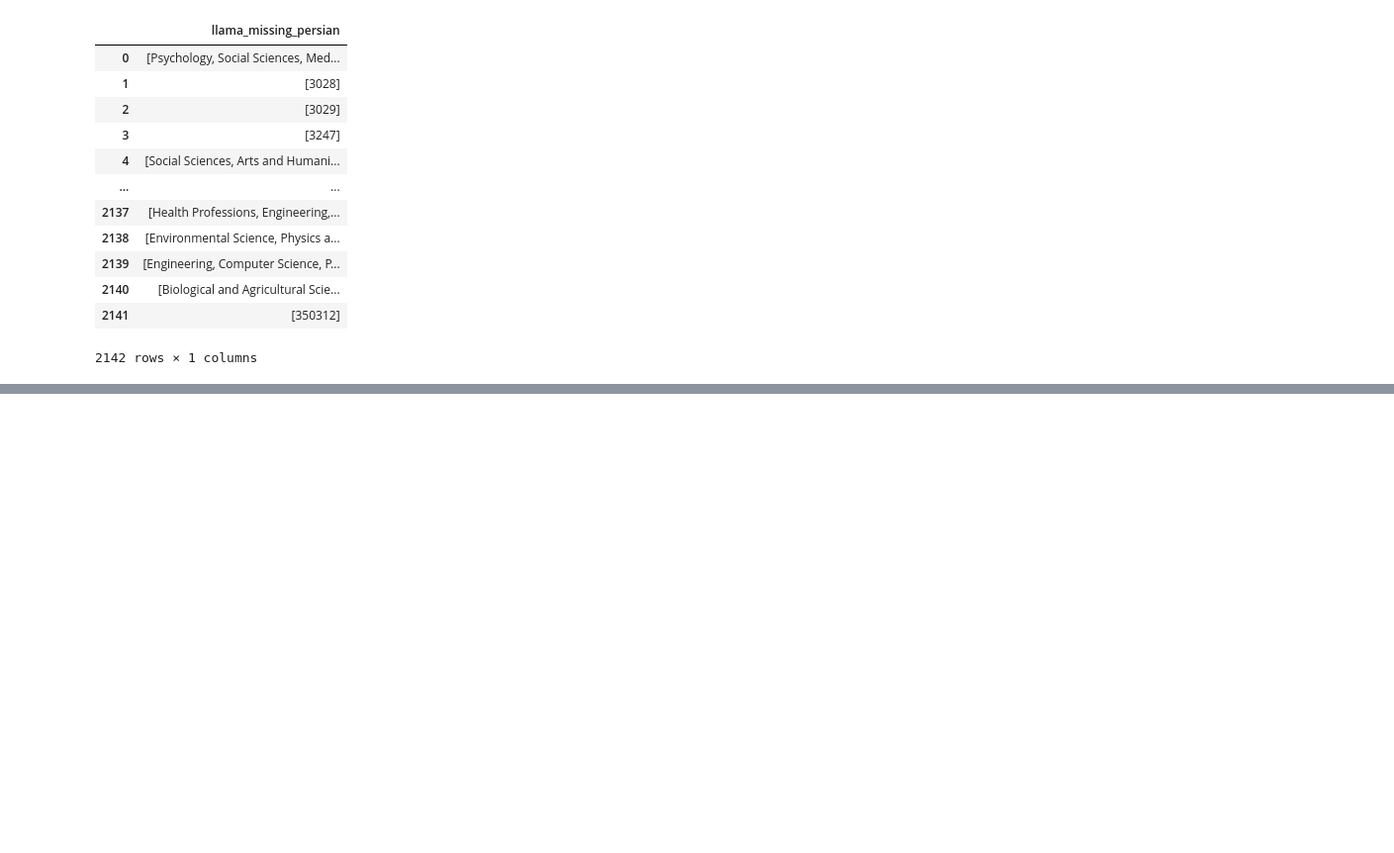
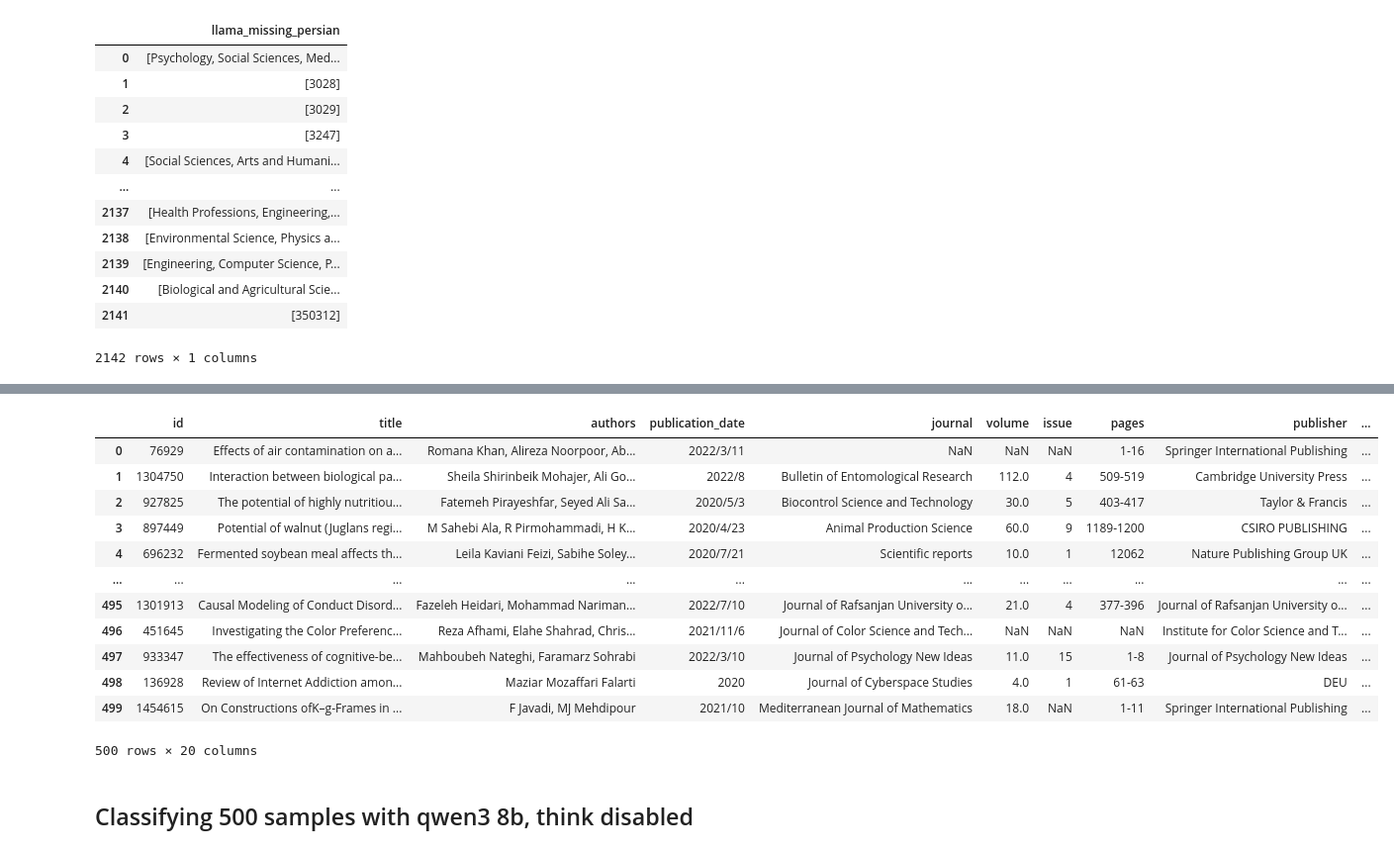
Before and after one commit to zahediparsa/Google-Scholar-Data-Mining, a Jupyter notebook: src/llama.ipynb, the cells around one changed output, grey strips where cells are left out. Shown: that part at 99% size. Saved outputs shown, nothing was run; the diff lists cells and outputs as text; code cells hidden in the pictures; blank space fills up the shorter version.

```diff
--- a/src/llama.ipynb
+++ b/src/llama.ipynb
@@ -677,0 +950,31 @@ missing_df_1.to_csv('llama_missing_part1.csv')
+# %%
+import re
+classified_articles = pd.read_csv(r"C:\Users\Parsa\PycharmProjects\llama\src\llama31_qwen3_articles_Batch1.csv")
+def clean_label(val):
+    if pd.isna(val):
+        return val
+    s = str(val)
+    # Remove anything between <think> and </think> (including newlines)
+    s = re.sub(r'<think>.*?</think>', '', s, flags=re.DOTALL | re.IGNORECASE)
+    # Collapse all whitespace to a single space and trim
+    s = re.sub(r'\s+', ' ', s).strip()
+    # Remove surrounding quotes if any
+    s = s.strip('"').strip("'")
+    return s
+classified_articles['sample_qwen_classified'] = classified_articles['sample_qwen_classified'].apply(clean_label)
+# %%
+classified_articles
+# %% [output]
+|  | id | title | authors | publication_date | journal | volume | issue | pages | publisher | ... |
+| 0 | 76929 | Effects of air contamination on a... | Romana Khan, Alireza Noorpoor, Ab... | 2022/3/11 | NaN | NaN | NaN | 1-16 | Springer International Publishing | ... |
+| 1 | 1304750 | Interaction between biological pa... | Sheila Shirinbeik Mohajer, Ali Go... | 2022/8 | Bulletin of Entomological Research | 112.0 | 4 | 509-519 | Cambridge University Press | ... |
+| 2 | 927825 | The potential of highly nutritiou... | Fatemeh Pirayeshfar, Seyed Ali Sa... | 2020/5/3 | Biocontrol Science and Technology | 30.0 | 5 | 403-417 | Taylor & Francis | ... |
+| 3 | 897449 | Potential of walnut (Juglans regi... | M Sahebi Ala, R Pirmohammadi, H K... | 2020/4/23 | Animal Production Science | 60.0 | 9 | 1189-1200 | CSIRO PUBLISHING | ... |
+| 4 | 696232 | Fermented soybean meal affects th... | Leila Kaviani Feizi, Sabihe Soley... | 2020/7/21 | Scientific reports | 10.0 | 1 | 12062 | Nature Publishing Group UK | ... |
+| ... | ... | ... | ... | ... | ... | ... | ... | ... | ... | ... |
+| 495 | 1301913 | Causal Modeling of Conduct Disord... | Fazeleh Heidari, Mohammad Nariman... | 2022/7/10 | Journal of Rafsanjan University o... | 21.0 | 4 | 377-396 | Journal of Rafsanjan University o... | ... |
+| 496 | 451645 | Investigating the Color Preferenc... | Reza Afhami, Elahe Shahrad, Chris... | 2021/11/6 | Journal of Color Science and Tech... | NaN | NaN | NaN | Institute for Color Science and T... | ... |
+| 497 | 933347 | The effectiveness of cognitive-be... | Mahboubeh Nateghi, Faramarz Sohrabi | 2022/3/10 | Journal of Psychology New Ideas | 11.0 | 15 | 1-8 | Journal of Psychology New Ideas | ... |
+| 498 | 136928 | Review of Internet Addiction amon... | Maziar Mozaffari Falarti | 2020 | Journal of Cyberspace Studies | 4.0 | 1 | 61-63 | DEU | ... |
+| 499 | 1454615 | On Constructions ofK–g-Frames in ... | F Javadi, MJ Mehdipour | 2021/10 | Mediterranean Journal of Mathematics | 18.0 | NaN | 1-11 | Springer International Publishing | ... |
+500 rows × 20 columns
@@ -677,0 +983,2 @@ missing_df_1.to_csv('llama_missing_part1.csv')
+# %% [markdown]
+## Classifying 500 samples with qwen3 8b, think disabled
```
Also changed, not shown: parts of 14 cells of this notebook, 4 other files.
